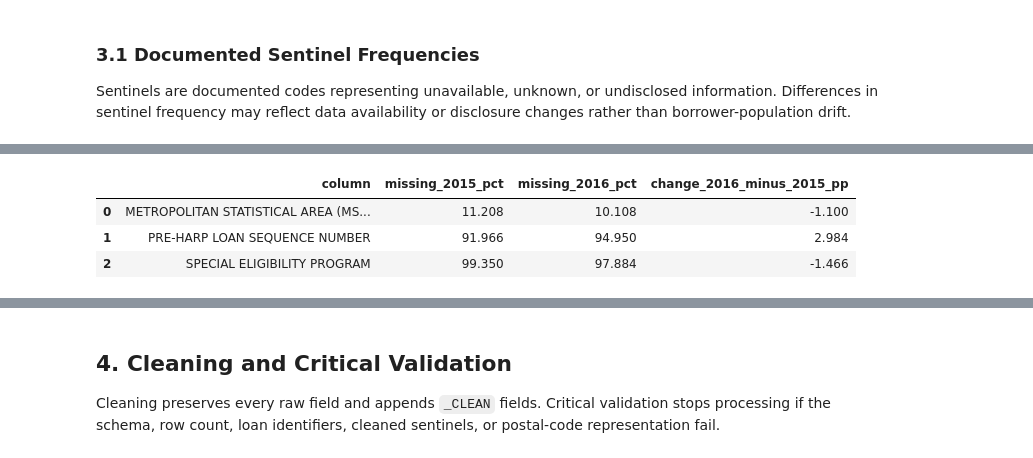
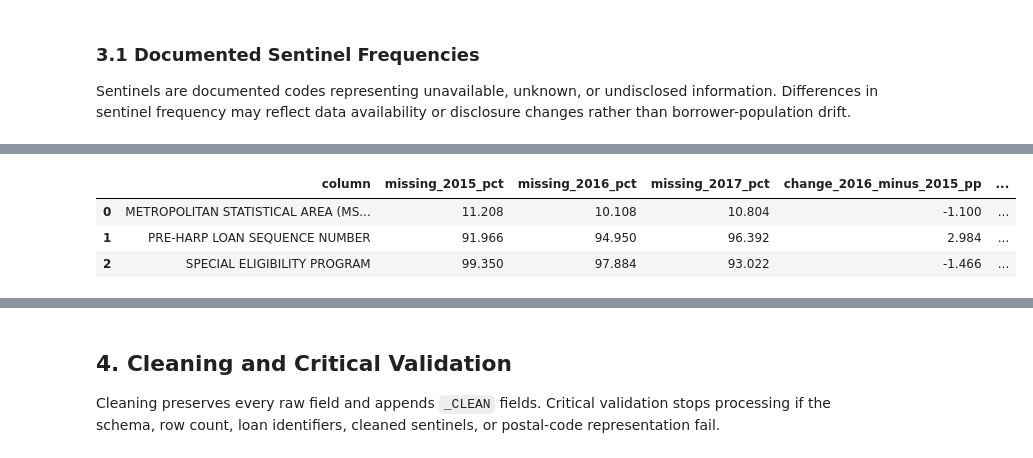
Before and after one commit to arifa1405/mortgage-model-reliability, a Jupyter notebook: notebooks/03_freddie_multi_year_origination_validation.ipynb, the cells around one changed output, grey strips where cells are left out. Saved outputs shown, nothing was run; the diff lists cells and outputs as text; code cells hidden in the pictures.

```diff
--- a/notebooks/03_freddie_multi_year_origination_validation.ipynb
+++ b/notebooks/03_freddie_multi_year_origination_validation.ipynb
@@ -54,7 +54,7 @@ Project root: e:\capstone_project\mortgage-model-reliability
 Define the annual origination files using paths relative to the project root.
 The notebook will stop if an expected input file is missing.
 # %%
-YEARS = [2015, 2016]
+YEARS = [2015, 2016, 2017]
 
 RAW_DATA_DIRECTORY = (
     PROJECT_ROOT
@@ -249,51 +357,79 @@ missingness = pd.concat(
 )
 
 
 missingness_comparison = (
     missingness.pivot(
         index="column",
         columns="year",
         values="missing_percentage",
     )
     .reset_index()
 )
 
 missingness_comparison.columns.name = None
 
+
+missing_column_names = {
+    year: f"missing_{year}_pct"
+    for year in YEARS
+}
+
 missingness_comparison = (
     missingness_comparison.rename(
-        columns={
-            2015: "missing_2015_pct",
-            2016: "missing_2016_pct",
-        }
+        columns=missing_column_names
     )
 )
 
-missingness_comparison[
-    "change_2016_minus_2015_pp"
-] = (
-    missingness_comparison["missing_2016_pct"]
-    - missingness_comparison["missing_2015_pct"]
-)
+
+for previous_year, current_year in zip(
+    YEARS[:-1],
+    YEARS[1:],
+):
+    previous_column = (
+        f"missing_{previous_year}_pct"
+    )
+
+    current_column = (
+        f"missing_{current_year}_pct"
+    )
+
+    change_column = (
+        f"change_{current_year}"
+        f"_minus_{previous_year}_pp"
+    )
+
+    missingness_comparison[
+        change_column
+    ] = (
+        missingness_comparison[current_column]
+        - missingness_comparison[previous_column]
+    )
+
+
+annual_missingness_columns = [
+    f"missing_{year}_pct"
+    for year in YEARS
+]
 
 
 nonzero_missingness = (
     missingness_comparison.loc[
-        (
-            missingness_comparison["missing_2015_pct"] > 0
-        )
-        | (
-            missingness_comparison["missing_2016_pct"] > 0
-        )
+        missingness_comparison[
+            annual_missingness_columns
+        ]
+        .gt(0)
+        .any(axis=1)
     ]
     .sort_values("column")
     .reset_index(drop=True)
 )
 
 
-display(nonzero_missingness)
+display(
+    nonzero_missingness.round(3)
+)
 # %% [output]
-|  | column | missing_2015_pct | missing_2016_pct | change_2016_minus_2015_pp |
-| 0 | METROPOLITAN STATISTICAL AREA (MS... | 11.208 | 10.108 | -1.100 |
-| 1 | PRE-HARP LOAN SEQUENCE NUMBER | 91.966 | 94.950 | 2.984 |
-| 2 | SPECIAL ELIGIBILITY PROGRAM | 99.350 | 97.884 | -1.466 |
+|  | column | missing_2015_pct | missing_2016_pct | missing_2017_pct | change_2016_minus_2015_pp | ... |
+| 0 | METROPOLITAN STATISTICAL AREA (MS... | 11.208 | 10.108 | 10.804 | -1.100 | ... |
+| 1 | PRE-HARP LOAN SEQUENCE NUMBER | 91.966 | 94.950 | 96.392 | 2.984 | ... |
+| 2 | SPECIAL ELIGIBILITY PROGRAM | 99.350 | 97.884 | 93.022 | -1.466 | ... |
```
Also changed, not shown: parts of 38 cells of this notebook.
